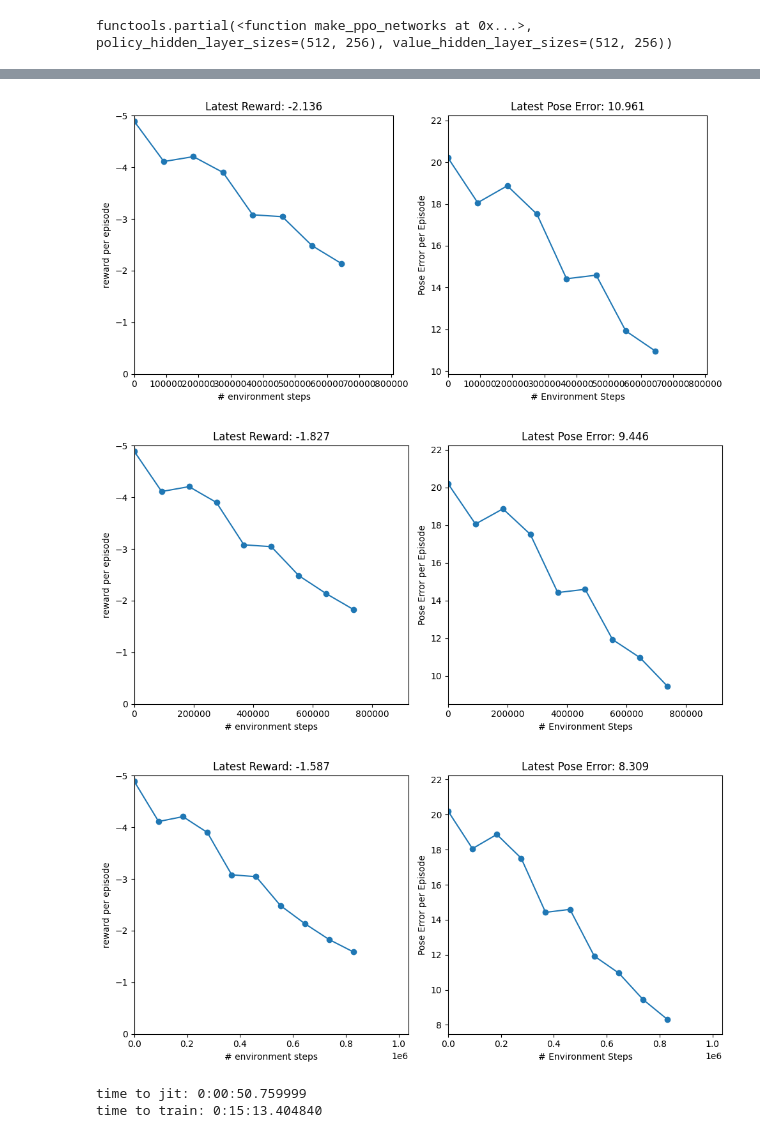
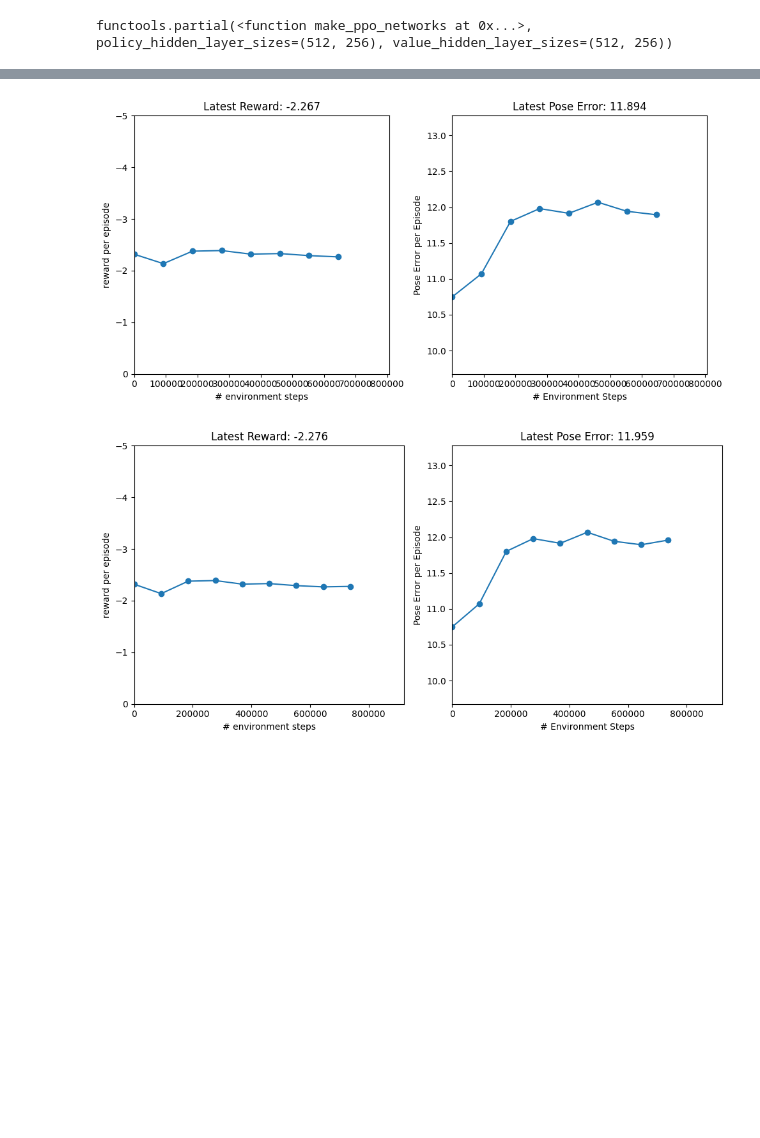
Before and after one commit to Galleta12/Physics-Based-RL, a Jupyter notebook: ppo_test1.ipynb, the cells around one changed output, grey strips where cells are left out. Drawn from its saved outputs; the diff is of its cells as text; code cells hidden in the pictures; blank space fills up the shorter version.

```diff
--- a/ppo_test1.ipynb
+++ b/ppo_test1.ipynb
@@ -141,7 +141,7 @@ make_networks_factory
 functools.partial(<function make_ppo_networks at 0x...>, policy_hidden_layer_sizes=(512, 256), value_hidden_layer_sizes=(512, 256))
 # %%
 train_fn = functools.partial(
-    ppo.train, num_timesteps=1000, num_evals=10, num_eval_envs=32,
+    ppo.train, num_timesteps=10_000, num_evals=10, num_eval_envs=32,
     episode_length=episode_len-1, normalize_observations=True, action_repeat=1,
     unroll_length=15, num_minibatches=24, num_updates_per_batch=4,
     discounting=0.97, learning_rate=3e-4, entropy_cost=1e-3, num_envs=256,
@@ -185,9 +185,9 @@ def progress(num_steps, metrics):
   plt.show()
 
 
-make_inference_fn, params, _= train_fn(environment=env_eval,
+make_inference_fn, params, _= train_fn(environment=env,
                                        progress_fn=progress,
-                                       eval_env=env_eval)
+                                       eval_env=env)
 
 print(f'time to jit: {times[1] - times[0]}')
 print(f'time to train: {times[-1] - times[1]}')
@@ -202,5 +202,2 @@ print(f'time to train: {times[-1] - times[1]}')
-[figure, old version]
+[figure, new version]
-[figure, old version]
+[figure, new version]
-[figure, removed]
-time to jit: 0:00:50.759999
-time to train: 0:15:13.404840
```
Also changed, not shown: parts of 5 cells of this notebook, 4 other files.
